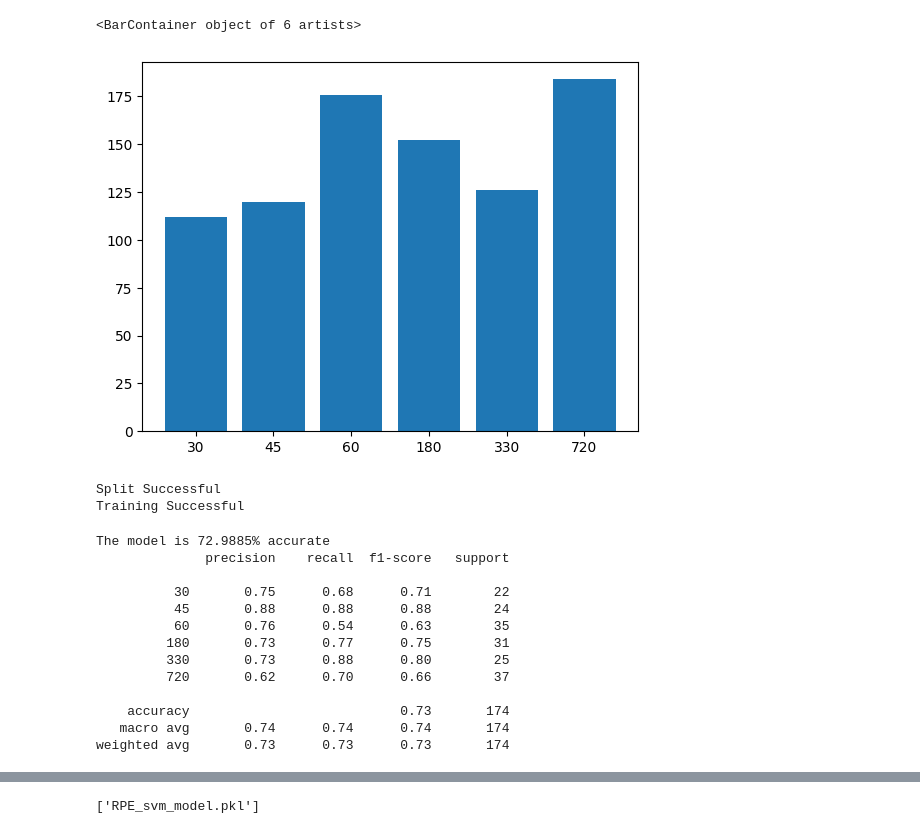
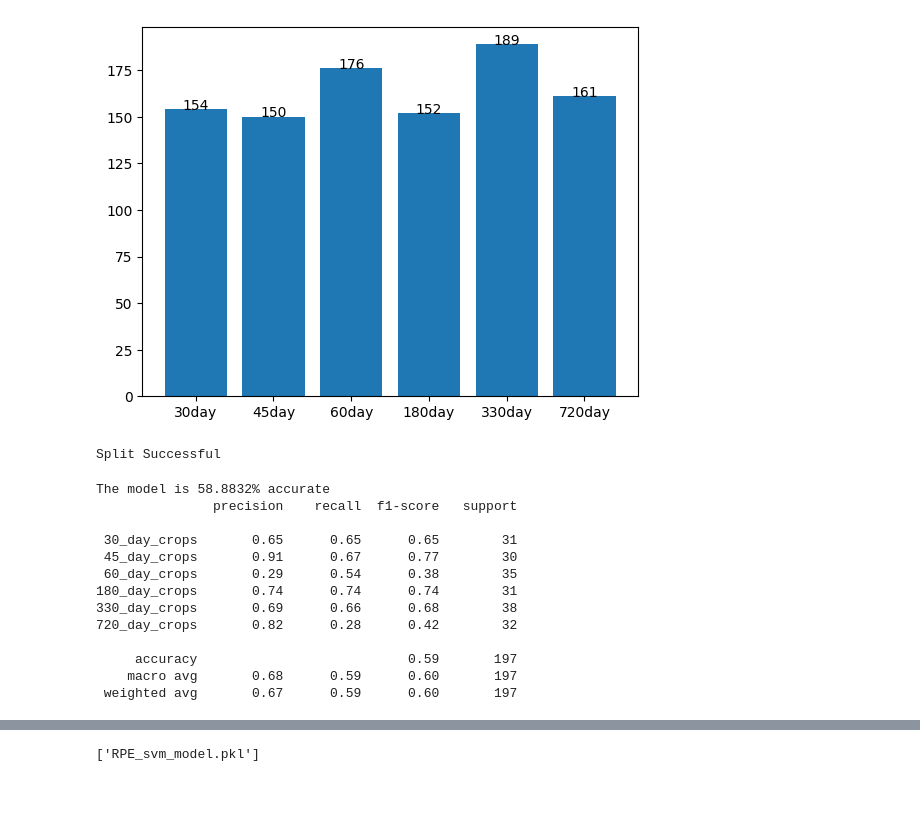
Before and after one commit to H1BOI/RPE-classification, a Jupyter notebook: svm_model.ipynb, the cells around one changed output, grey strips where cells are left out. Drawn from its saved outputs; the diff is of its cells as text; code cells hidden in the pictures; blank space fills up the shorter version.

```diff
--- a/svm_model.ipynb
+++ b/svm_model.ipynb
@@ -66,0 +68,2 @@ finished
+# %%
+rpe180set = RPEDataset(180, transform=original_transform)
@@ -67,10 +78,41 @@ finished
+# %%
+rpe720 = RPEDataset(720, transform=original_transform)
+rpe720_1 = RPEDataset(720, transform=cropped_transform)
+rpe720_2 = RPEDataset(720, transform=cropped_transform)
+rpe720_3 = RPEDataset(720, transform=cropped_transform)
+rpe720_4 = RPEDataset(720, transform=cropped_transform)
+rpe720_5 = RPEDataset(720, transform=cropped_transform)
+rpe720_6 = RPEDataset(720, transform=cropped_transform)
+
+rpe720set = ConcatDataset([rpe720,
+                           rpe720_1,
+                           rpe720_2,
+                           rpe720_3,
+                           rpe720_4,
+                           rpe720_5,
+                           rpe720_6])
+# %%
+full_dataset = ConcatDataset([rpe30set,
+                              rpe45set,
+                              rpe60set,
+                              rpe180set,
+                              rpe330set,
+                              rpe720set])
 # %%
 # displaying distribution of samples post-augmenting
-test = list(y)
-height = [test.count(i) for i in range(6)]
-plt.bar(ages, height)
+def add_labels(x, y):
+    for i in range(len(x)):
+        plt.text(i, y[i], y[i], ha='center')
+
+emp = []
+for img, label in full_dataset:
+    emp.append(label)
+
+height = [emp.count(i) for i in range(6)]
+age = ['30day', '45day', '60day', '180day', '330day', '720day']
+plt.bar(age, height)
+add_labels(age, height)
 # %% [output]
-<BarContainer object of 6 artists>
-[figure, old version]
+[figure, new version]
 # %%
 from sklearn import svm
@@ -78,34 +142,35 @@ model=svm.SVC(C=10, gamma=0.001)
 # %%
 from sklearn.model_selection import train_test_split
 
-x_train,x_test,y_train,y_test=train_test_split(x,y, test_size=0.2, stratify=y)
+x_train,x_test,y_train,y_test=train_test_split(converted_samples,classlabels, train_size=0.8, test_size=0.2, stratify=classlabels)
 print('Split Successful')
 
 model.fit(x_train,y_train)
 print('Training Successful')
 # %% [output]
 Split Successful
-Training Successful
 # %%
 from sklearn.metrics import accuracy_score, classification_report
 
+
+
 y_pred=model.predict(x_test)
 print(f"The model is {accuracy_score(y_pred,y_test)*100:.4f}% accurate")
-print(classification_report(y_test, y_pred, target_names=ages, zero_division=0))
+print(classification_report(y_test, y_pred, target_names=age_labels, zero_division=0))
 # %% [output]
-The model is 72.9885% accurate
-              precision    recall  f1-score   support
+The model is 58.8832% accurate
+               precision    recall  f1-score   support
 
-          30       0.75      0.68      0.71        22
-          45       0.88      0.88      0.88        24
-          60       0.76      0.54      0.63        35
-         180       0.73      0.77      0.75        31
-         330       0.73      0.88      0.80        25
-         720       0.62      0.70      0.66        37
+ 30_day_crops       0.65      0.65      0.65        31
+ 45_day_crops       0.91      0.67      0.77        30
+ 60_day_crops       0.29      0.54      0.38        35
+180_day_crops       0.74      0.74      0.74        31
+330_day_crops       0.69      0.66      0.68        38
+720_day_crops       0.82      0.28      0.42        32
 
-    accuracy                           0.73       174
-   macro avg       0.74      0.74      0.74       174
-weighted avg       0.73      0.73      0.73       174
+     accuracy                           0.59       197
+    macro avg       0.68      0.59      0.60       197
+ weighted avg       0.67      0.59      0.60       197
 # %%
 from sklearn.metrics import confusion_matrix, ConfusionMatrixDisplay
 
```
Also changed, not shown: parts of 12 cells of this notebook, 1 other file.
